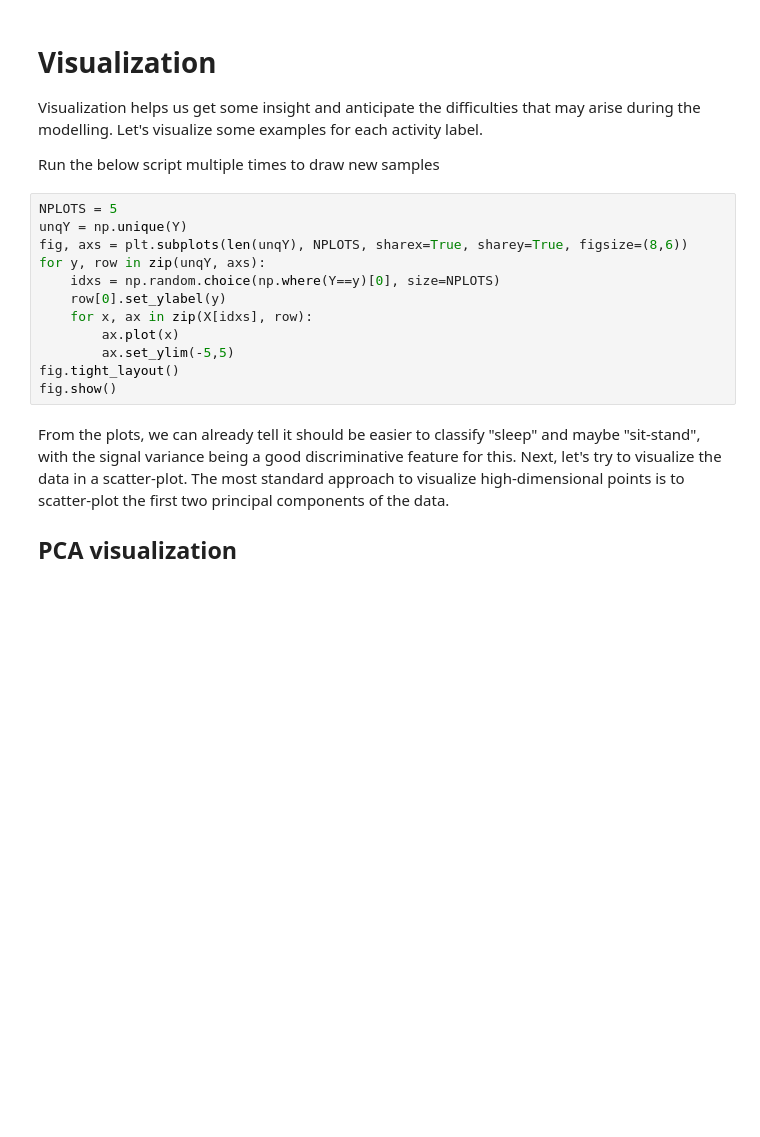
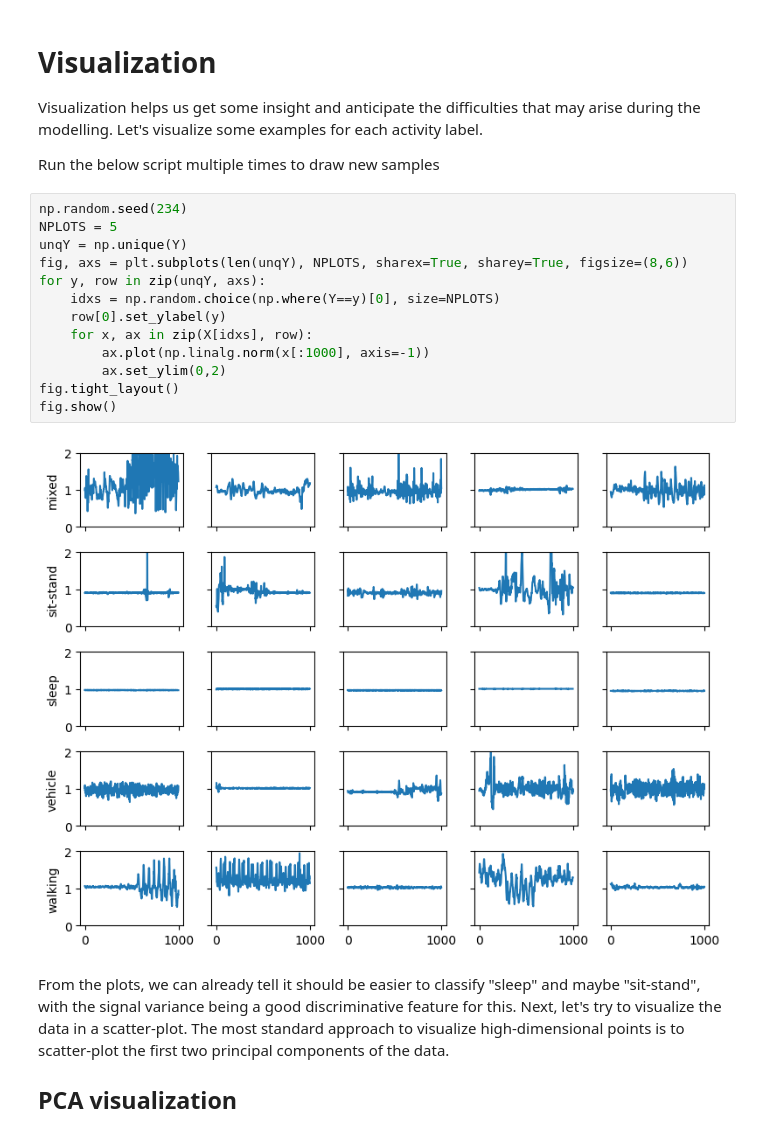
Before and after one commit to OxWearables/Oxford_Wearables_Activity_Recognition, a Jupyter notebook: 0_Intro.ipynb, the cells around one changed output. Drawn from its saved outputs; the diff is of its cells as text; blank space fills up the shorter version.

```diff
--- a/0_Intro.ipynb
+++ b/0_Intro.ipynb
@@ -149,17 +197,20 @@ Let's visualize some examples for each activity label.
 
 Run the below script multiple times to draw new samples
 # %%
+np.random.seed(234)
 NPLOTS = 5
 unqY = np.unique(Y)
 fig, axs = plt.subplots(len(unqY), NPLOTS, sharex=True, sharey=True, figsize=(8,6))
 for y, row in zip(unqY, axs):
     idxs = np.random.choice(np.where(Y==y)[0], size=NPLOTS)
     row[0].set_ylabel(y)
     for x, ax in zip(X[idxs], row):
-        ax.plot(x)
-        ax.set_ylim(-5,5)
+        ax.plot(np.linalg.norm(x[:1000], axis=-1))
+        ax.set_ylim(0,2)
 fig.tight_layout()
 fig.show()
+# %% [output]
+[figure, added]
 # %% [markdown]
 From the plots, we can already tell it should be easier to classify "sleep"
 and maybe "sit-stand", with the signal variance being a good discriminative
```
Also changed, not shown: parts of 5 cells of this notebook.
